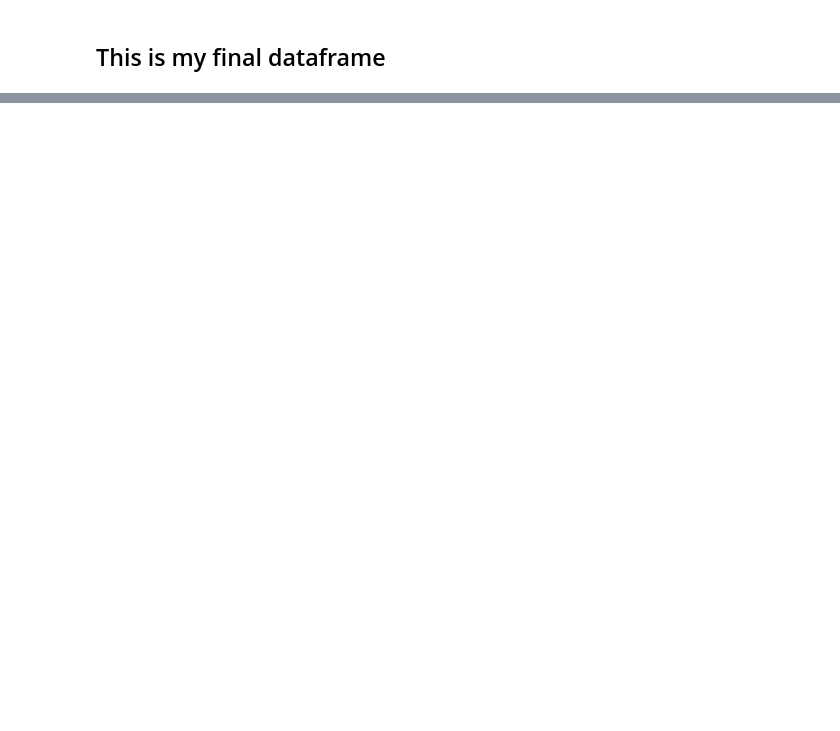
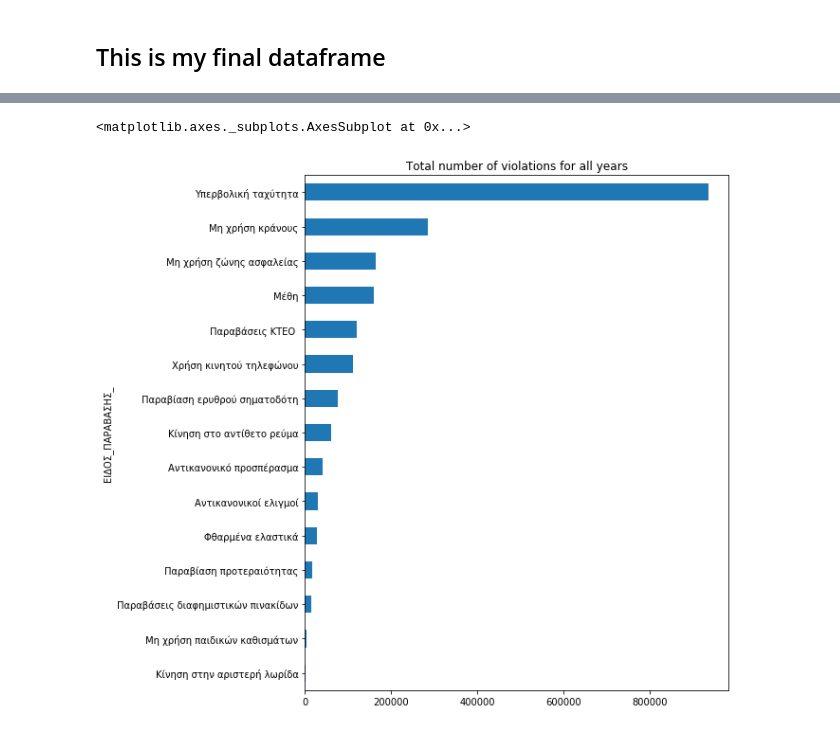
Before and after one commit to kosmaspanag/data-studio-projects, a Jupyter notebook: Weekly projects/Traffic_violations_in_Greece /Trafic_violations.ipynb, the cells around one changed output, grey strips where cells are left out. Cells and saved outputs as stored; diff of their text form; code cells hidden in the pictures; blank space fills up the shorter version.

Commit message:
Updates in trafic violations project

```diff
--- a/Weekly projects/Traffic_violations_in_Greece /Trafic_violations.ipynb
+++ b/Weekly projects/Traffic_violations_in_Greece /Trafic_violations.ipynb
@@ -280,0 +268,4 @@ dtype: object
+# %%
+#Now its long data format.Thank Nora.
+final_df = pd.melt(df, id_vars=['ΕΙΔΟΣ_ΠΑΡΑΒΑΣΗΣ_'], value_vars=['2014', '2015', '2016', '2017', '2018'], value_name='number_of_tickets', var_name='year')
+final_df
@@ -280,0 +311,3 @@ dtype: object
+# %%
+violations_allyears = final_df.groupby('ΕΙΔΟΣ_ΠΑΡΑΒΑΣΗΣ_').number_of_tickets.sum().sort_values(ascending=False)
+violations_allyears
@@ -280,0 +332,7 @@ dtype: object
+# %%
+violations_allyears.sort_values().plot(kind = 'barh', width=0.5,
+                                           figsize=(8, 10),
+                                           title='Total number of violations for all years')
+# %% [output]
+<matplotlib.axes._subplots.AxesSubplot at 0x...>
+[figure, added]
```
Also changed, not shown: parts of 13 cells of this notebook, 2 other files.
